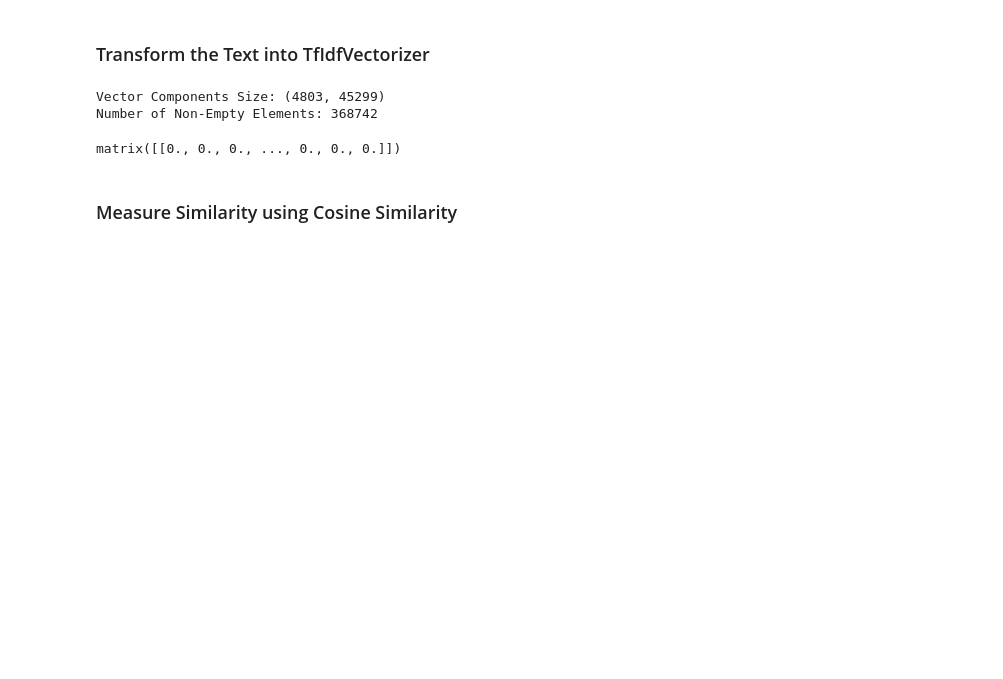
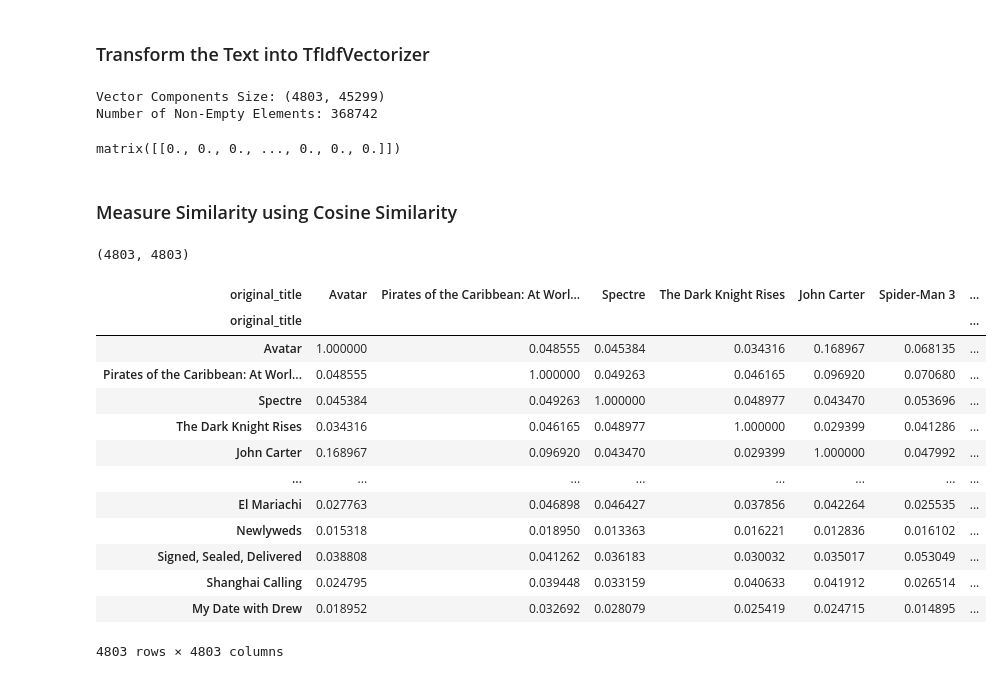
Before and after one commit to MaxZx3000/Recommendation-System-Movie, a Jupyter notebook: (17) recommendation-system-tf-idf.ipynb, the cells around one changed output. Saved outputs shown, nothing was run; the diff lists cells and outputs as text; code cells hidden in the pictures; blank space fills up the shorter version.

Commit message:
Added Measure Similarity using Cosine Similarity.

```diff
--- a/(17) recommendation-system-tf-idf.ipynb
+++ b/(17) recommendation-system-tf-idf.ipynb
@@ -288,3 +288,30 @@ print(sample_one_vector_component)
 matrix([[0., 0., 0., ..., 0., 0., 0.]])
 # %% [markdown]
 ### Measure Similarity using Cosine Similarity
+# %%
+movie_similarity_values = cosine_similarity(vector_components)
+movie_similarity_values.shape
+# %% [output]
+(4803, 4803)
+# %%
+movie_similarity_df = pd.DataFrame(
+    movie_similarity_values,
+    index = df[target],
+    columns = df[target]
+)
+movie_similarity_df
+# %% [output]
+| original_title | Avatar | Pirates of the Caribbean: At Worl... | Spectre | The Dark Knight Rises | John Carter | Spider-Man 3 | ... |
+| original_title |  |  |  |  |  |  | ... |
+| Avatar | 1.000000 | 0.048555 | 0.045384 | 0.034316 | 0.168967 | 0.068135 | ... |
+| Pirates of the Caribbean: At Worl... | 0.048555 | 1.000000 | 0.049263 | 0.046165 | 0.096920 | 0.070680 | ... |
+| Spectre | 0.045384 | 0.049263 | 1.000000 | 0.048977 | 0.043470 | 0.053696 | ... |
+| The Dark Knight Rises | 0.034316 | 0.046165 | 0.048977 | 1.000000 | 0.029399 | 0.041286 | ... |
+| John Carter | 0.168967 | 0.096920 | 0.043470 | 0.029399 | 1.000000 | 0.047992 | ... |
+| ... | ... | ... | ... | ... | ... | ... | ... |
+| El Mariachi | 0.027763 | 0.046898 | 0.046427 | 0.037856 | 0.042264 | 0.025535 | ... |
+| Newlyweds | 0.015318 | 0.018950 | 0.013363 | 0.016221 | 0.012836 | 0.016102 | ... |
+| Signed, Sealed, Delivered | 0.038808 | 0.041262 | 0.036183 | 0.030032 | 0.035017 | 0.053049 | ... |
+| Shanghai Calling | 0.024795 | 0.039448 | 0.033159 | 0.040633 | 0.041912 | 0.026514 | ... |
+| My Date with Drew | 0.018952 | 0.032692 | 0.028079 | 0.025419 | 0.024715 | 0.014895 | ... |
+4803 rows × 4803 columns
```
